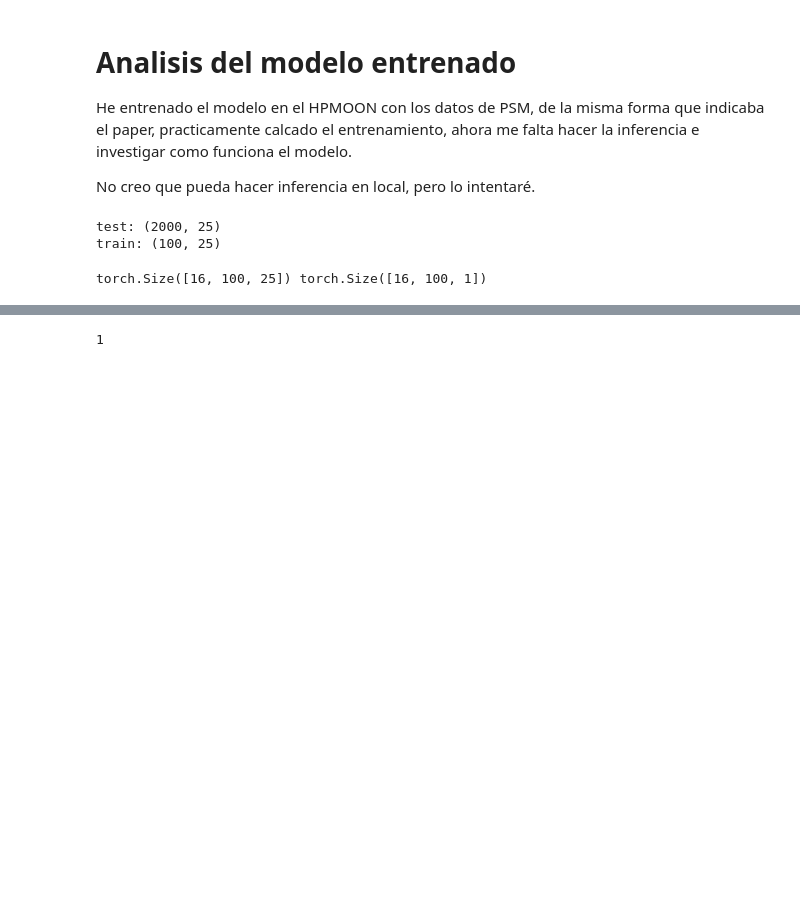
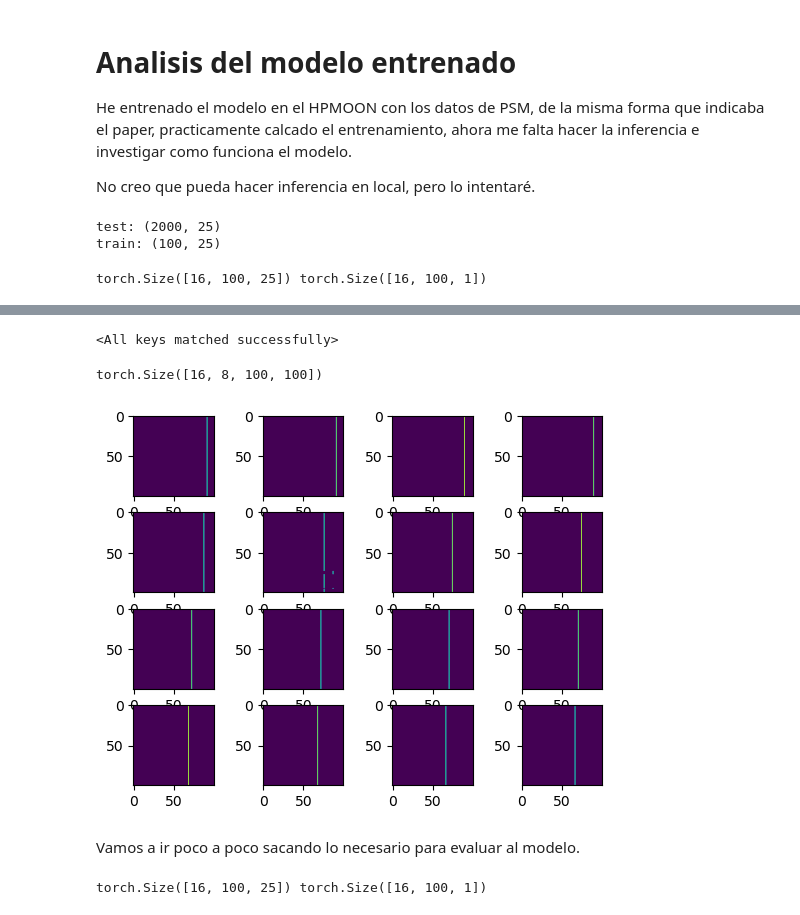
Before and after one commit to ArturoSirvent/TFM, a Jupyter notebook: 1-AnomalyTranformer_MIO/analysis_resultados_1-entrenamiento_PSM.ipynb, the cells around one changed output, grey strips where cells are left out. Saved outputs shown, nothing was run; the diff lists cells and outputs as text; code cells hidden in the pictures; blank space fills up the shorter version.

Commit message:
analysis resultados

```diff
--- a/1-AnomalyTranformer_MIO/analysis_resultados_1-entrenamiento_PSM.ipynb
+++ b/1-AnomalyTranformer_MIO/analysis_resultados_1-entrenamiento_PSM.ipynb
@@ -204,4 +201,0 @@ os.environ["CUDA_LAUNCH_BLOCKING"] = "1"
-# %%
-torch.cuda.device_count()
-# %% [output]
-1
@@ -207,0 +204,27 @@ torch.cuda.device_count()
+# %%
+win_size=100
+
+model=AnomalyTransformer(win_size=win_size, enc_in=25, c_out=25, e_layers=3, d_model=512, n_heads=8)
+model.load_state_dict(torch.load("./ejecucion_remota/results_y_models/1-PSM_models/PSM_checkpoint.pth",map_location=torch.device('cpu')))
+# %% [output]
+<All keys matched successfully>
+# %%
+y_pred=model(a[0])
+# %%
+y_pred[1][0].shape
+# %% [output]
+torch.Size([16, 8, 100, 100])
+# %%
+for i in range(4**2):
+    plt.subplot(4,4,i+1)
+    plt.imshow(y_pred[1][0][i,6].detach().numpy())
+# %% [output]
+[figure, added]
+# %% [markdown]
+Vamos a ir poco a poco sacando lo necesario para evaluar al modelo.
+# %%
+x_test,y_test=next(iter(test_loader))
+print(x_test.shape,y_test.shape)
+output, series, prior, sigmas = model(x_test)
+# %% [output]
+torch.Size([16, 100, 25]) torch.Size([16, 100, 1])
```
Also changed, not shown: parts of 14 cells of this notebook.
